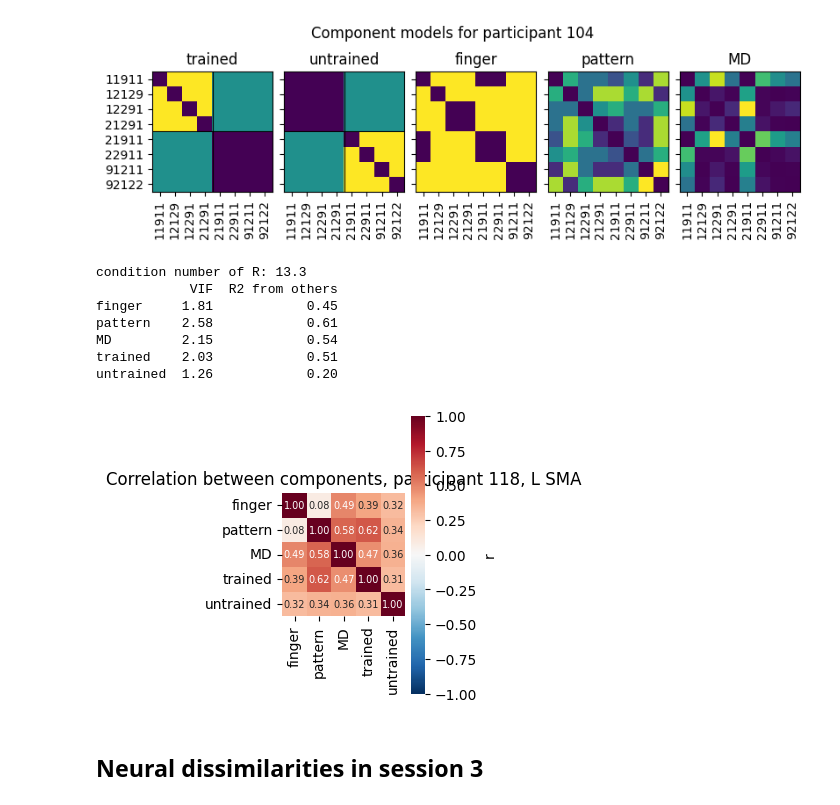
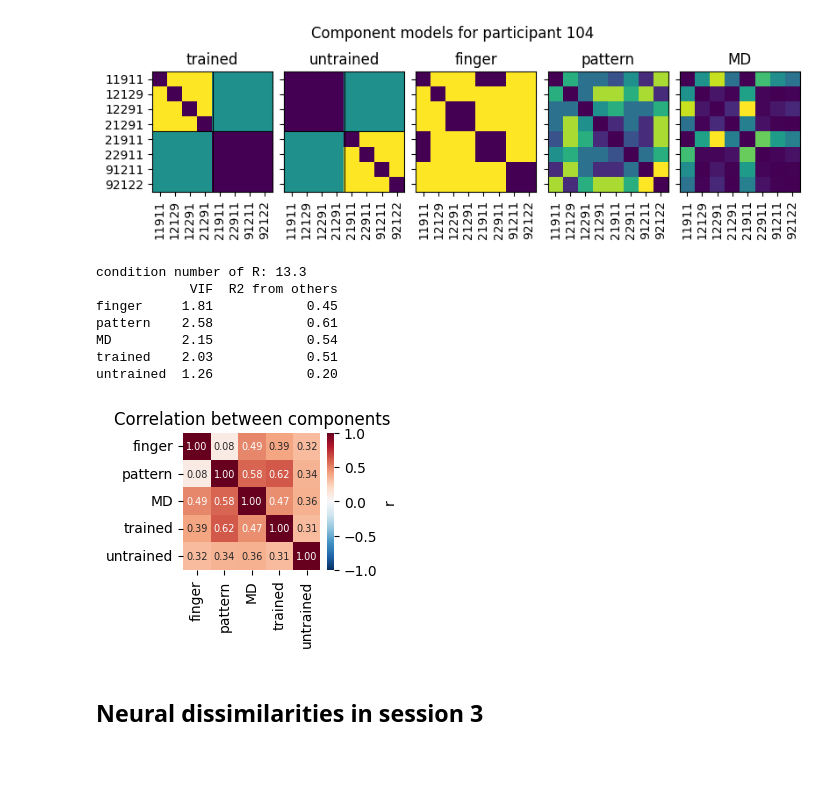
Before and after one commit to mnlmrc/EFC_learningfMRI, a Jupyter notebook: notebooks/component_model.ipynb, the cells around one changed output. Drawn from its saved outputs; the diff is of its cells as text; code cells hidden in the pictures; blank space fills up the shorter version.

```diff
--- a/notebooks/component_model.ipynb
+++ b/notebooks/component_model.ipynb
@@ -81,31 +81,31 @@ plt.show()
 # %%
 # correlation between the component Gs above (trace-normalised, upper triangle with the diagonal)
 iu = np.triu_indices(Mc.Gc.shape[1])
 R  = np.corrcoef(np.array([G[iu] for G in Mc.Gc]))
 
 # condition number: one number for the whole set, large when some combination of components is close to another
 # VIF = diag(inv(R)) says which component it is: R2 = 1 - 1/VIF is how well the others predict it
 print(f'condition number of R: {np.linalg.cond(R):.1f}')
 vif = pd.DataFrame({'VIF': np.diag(np.linalg.inv(R))}, index=comp_names)
 vif['R2 from others'] = 1 - 1 / vif.VIF
 print(vif.round(2))
 
 fig, ax = plt.subplots(figsize=(3, 3), constrained_layout=True)
 
-sb.heatmap(pd.DataFrame(R, index=comp_names, columns=comp_names), ax=ax, vmin=-1, vmax=1, cmap='RdBu_r', annot=True, fmt='.2f', annot_kws={'size': 7}, square=True, cbar_kws={'label': 'r'})
+sb.heatmap(pd.DataFrame(R, index=comp_names, columns=comp_names), ax=ax, vmin=-1, vmax=1, cmap='RdBu_r', annot=True, fmt='.2f', annot_kws={'size': 7}, square=True, cbar_kws={'label': 'r', 'fraction': .05})
 
-ax.set_title(f'Correlation between components, participant {sn}, {H} {rois[0]}')
+ax.set_title(f'Correlation between components')
 
 plt.show()
 # %% [output]
 condition number of R: 13.3
             VIF  R2 from others
 finger     1.81            0.45
 pattern    2.58            0.61
 MD         2.15            0.54
 trained    2.03            0.51
 untrained  1.26            0.20
-[figure, old version]
+[figure, new version]
 # %% [markdown]
 ## Neural dissimilarities in session 3
 # %%
```
Also changed, not shown: parts of 13 cells of this notebook, 37 other files.
